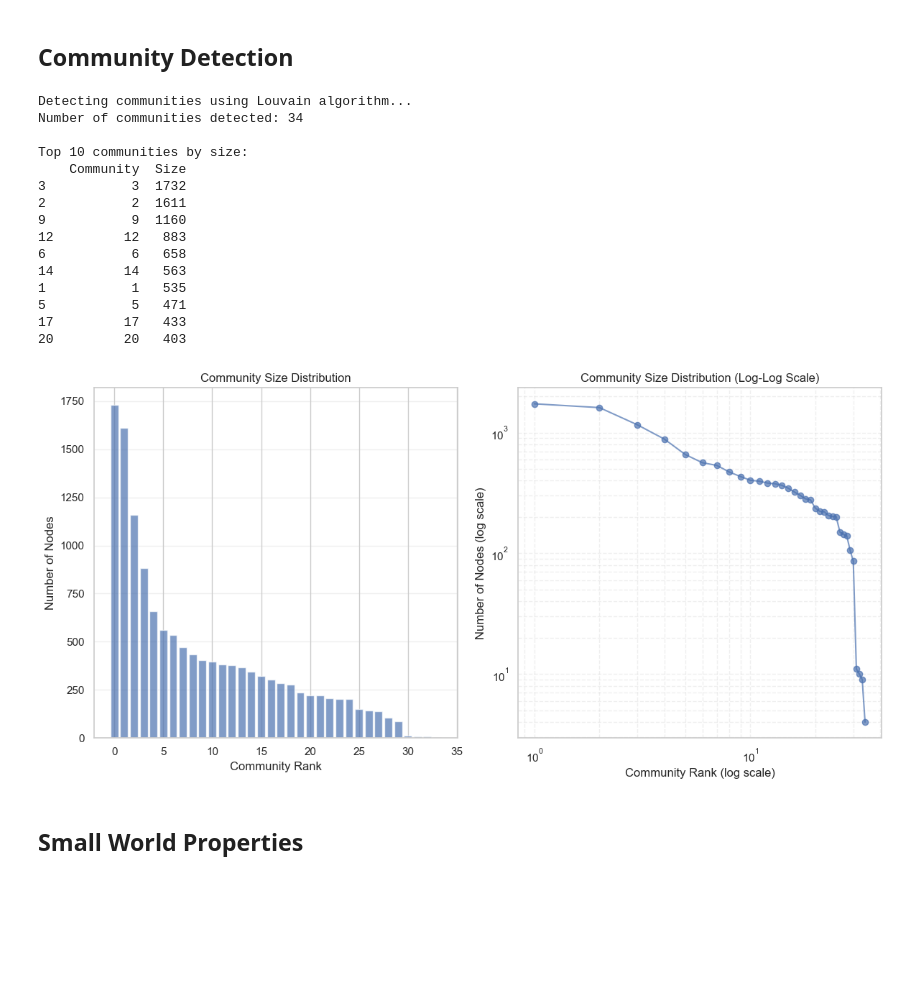
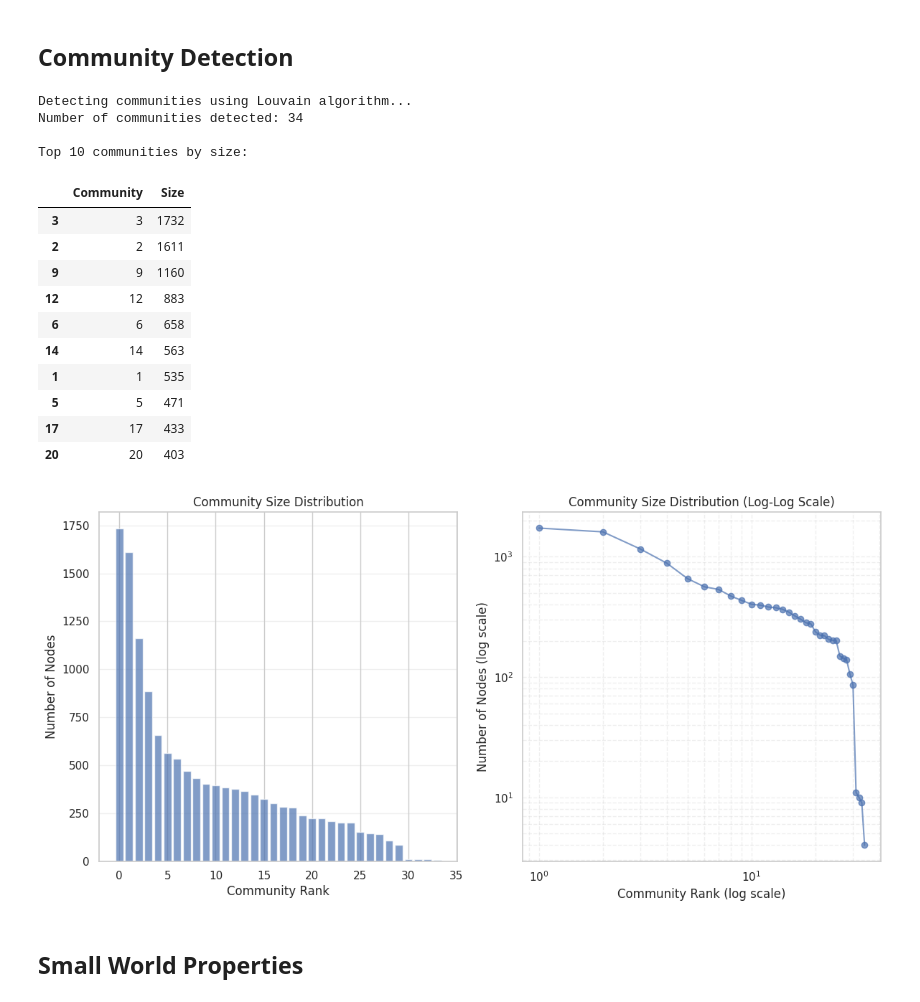
Before and after one commit to Jacky-KH-MOK/MSBD5008_PROJECT, a Jupyter notebook: PROJECT_CODE.ipynb, the cells around one changed output. Saved outputs shown, nothing was run; the diff lists cells and outputs as text; code cells hidden in the pictures; blank space fills up the shorter version.

```diff
--- a/PROJECT_CODE.ipynb
+++ b/PROJECT_CODE.ipynb
@@ -405,46 +414,46 @@ community_sizes = Counter(partition.values())
 sizes_df = pd.DataFrame.from_dict(community_sizes, orient='index').reset_index()
 sizes_df.columns = ['Community', 'Size']
 sizes_df = sizes_df.sort_values('Size', ascending=False)
 
 print("\nTop 10 communities by size:")
-print(sizes_df.head(10))
+display(sizes_df.head(10))
 
 # Plot community size distribution
 plt.figure(figsize=(12, 6))
 
 plt.subplot(121)
 plt.bar(range(len(sizes_df)), sizes_df['Size'], alpha=0.7)
 plt.xlabel('Community Rank')
 plt.ylabel('Number of Nodes')
 plt.title('Community Size Distribution')
 plt.grid(True, axis='y', alpha=0.3)
 
 plt.subplot(122)
 plt.loglog(range(1, len(sizes_df) + 1), sizes_df['Size'], 'o-', alpha=0.7)
 plt.xlabel('Community Rank (log scale)')
 plt.ylabel('Number of Nodes (log scale)')
 plt.title('Community Size Distribution (Log-Log Scale)')
 plt.grid(True, which='both', ls='--', alpha=0.3)
 
 plt.tight_layout()
 plt.show()
 # %% [output]
 Detecting communities using Louvain algorithm...
 Number of communities detected: 34
 
 Top 10 communities by size:
-    Community  Size
-3           3  1732
-2           2  1611
-9           9  1160
-12         12   883
-6           6   658
-14         14   563
-1           1   535
-5           5   471
-17         17   433
-20         20   403
+|  | Community | Size |
+| 3 | 3 | 1732 |
+| 2 | 2 | 1611 |
+| 9 | 9 | 1160 |
+| 12 | 12 | 883 |
+| 6 | 6 | 658 |
+| 14 | 14 | 563 |
+| 1 | 1 | 535 |
+| 5 | 5 | 471 |
+| 17 | 17 | 433 |
+| 20 | 20 | 403 |
-[figure, old version]
+[figure, new version]
 # %% [markdown]
 ## Small World Properties
 # %%
```
Also changed, not shown: parts of 19 cells of this notebook.
